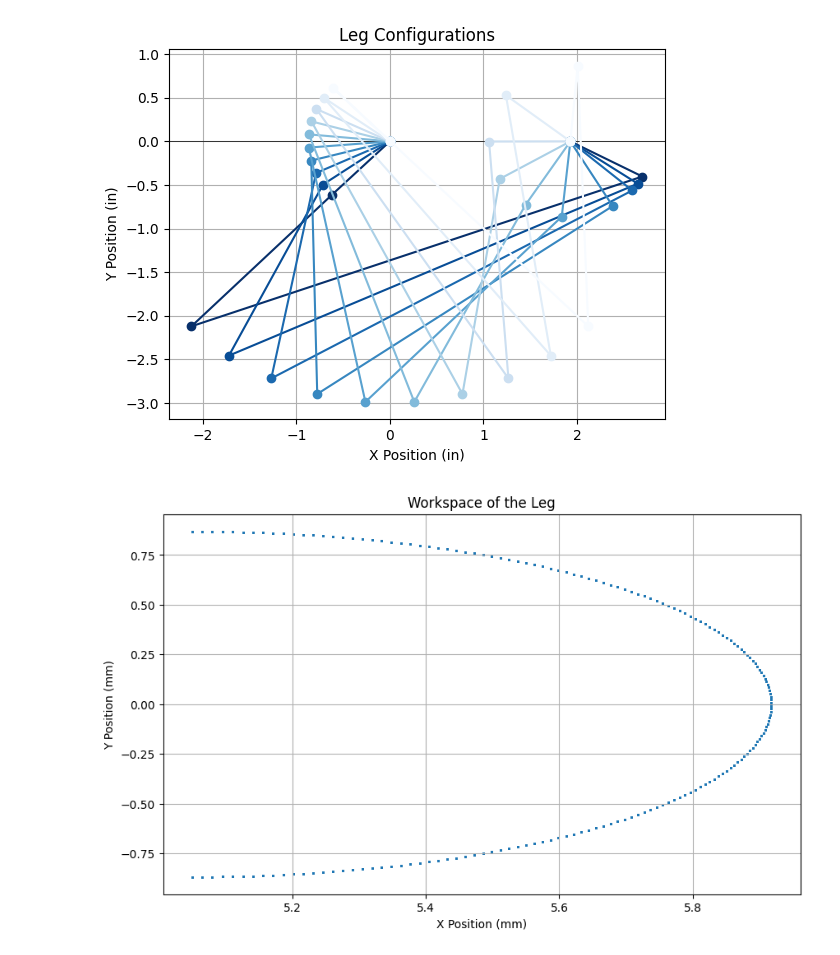
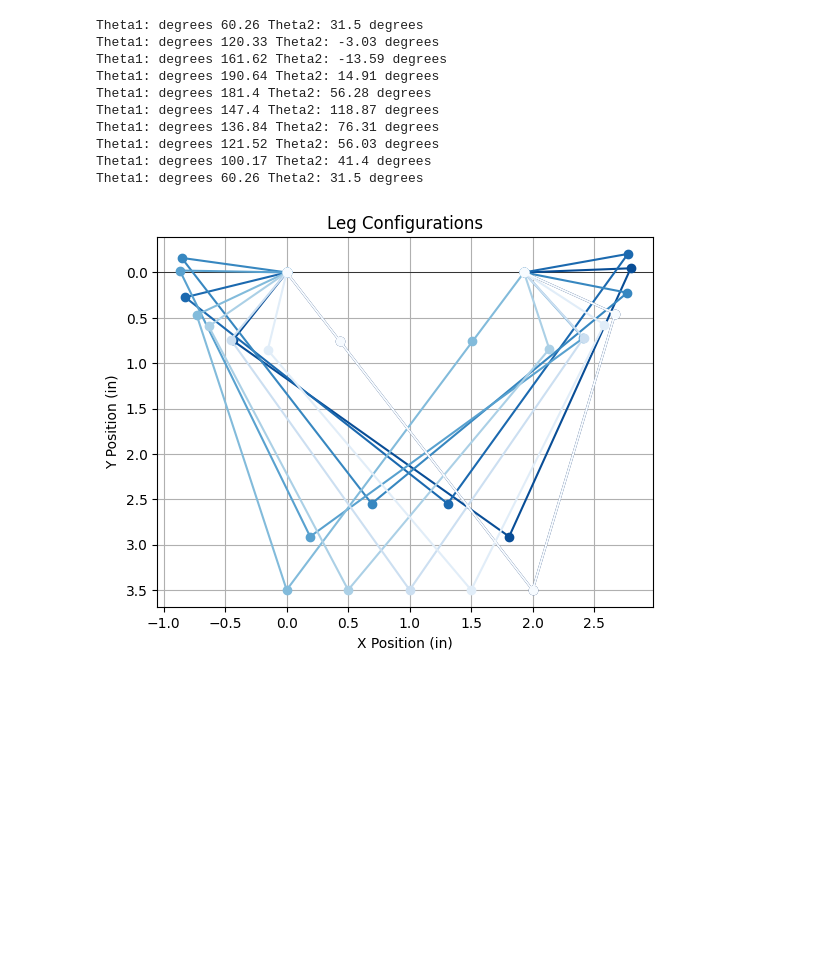
Before and after one commit to aamosu/RRR-Capstone-, a Jupyter notebook: motionPlaning/Trajectory.ipynb, the cells around one changed output. Cells and saved outputs as stored; diff of their text form; code cells hidden in the pictures; blank space fills up the shorter version.

```diff
--- a/motionPlaning/Trajectory.ipynb
+++ b/motionPlaning/Trajectory.ipynb
@@ -155,73 +116,54 @@ Theta1: degrees 134.7 Theta2: -95.15 degrees
 # %%
-def plot_leg_configurations(l, l1, l2, x_points, y_points):
+def plot_leg_configurations(l, l1, l2, x_cycloid, y_cycloid):
     # Prepare plot
     fig, ax = plt.subplots()
     ax.set_title('Leg Configurations')
     ax.set_xlabel('X Position (in)')
     ax.set_ylabel('Y Position (in)')
     ax.grid(True)
     ax.axhline(0, color='black', linewidth=0.5)
 
     # Generate colors
-    colors = [plt.cm.Blues(i) for i in np.linspace(1, 0, len(x_points))]
+    colors = [plt.cm.Blues(i) for i in np.linspace(1, 0, len(x_cycloid))]
 
-    for i, (Px, Py) in enumerate(zip(x_points, y_points)):
+    for i, (Px, Py) in enumerate(zip(x_cycloid, y_cycloid)):
         theta1, theta2 = inverse_kinematics(Px, Py)
-
+        #theta1,theta2 = 90,45
+        print(f"Theta1: degrees {round(theta1,2)} Theta2: {round(theta2,2)} degrees")
         # Calculate the positions of the joints
         joint_A = np.array([0, 0])  # Servo position
         joint_B = joint_A + np.array([l1 * np.cos(np.deg2rad(theta1)), l1 * np.sin(np.deg2rad(theta1))])
         joint_E = np.array([l, 0])  # The other servo position
-        joint_D = joint_E + np.array([-l1 * np.cos(np.deg2rad(theta2)), -l1 * np.sin(np.deg2rad(theta2))])
-        foot_C = np.array([Px, Py])
+        joint_D = joint_E + np.array([l1 * np.cos(np.deg2rad(theta2)), l1 * np.sin(np.deg2rad(theta2))])
+        foot_C = np.array([Px,Py])
 
-        # Plot the leg configuration
+        #Plot the leg configuration
         ax.plot([joint_A[0], joint_B[0], foot_C[0], joint_D[0], joint_E[0]],
-                [joint_A[1], joint_B[1], foot_C[1], joint_D[1], joint_E[1]],
-                'o-', color=colors[i])
+               [joint_A[1], joint_B[1], foot_C[1], joint_D[1], joint_E[1]],
+               'o-', color=colors[i], label=f"Theta1: degrees {round(theta1,2)} Theta2: {round(theta2,2)} degrees")
+        magnitude_CD = np.linalg.norm(joint_D - foot_C)
+        magnitude_BC = np.linalg.norm(joint_B - foot_C)
+        #print(f"BC: {magnitude_BC} and CD: {magnitude_CD}")
+        #break
+
 
     # Show plot
+    plt.gca().invert_yaxis()
     plt.show()
 
-# Given test points in inches
-# x_points = np.linspace(2, 4, 5)  # Example x coordinates
-# y_points = np.linspace(-1, -2, 5)  # Example y coordinates
+# Call the plotting function with the provided leg parameters and test points
 
-# Call the plotting function with the provided leg parameters and test points
-plot_leg_configurations(l, l1, l2, x_points, y_points) #Works!
+plot_leg_configurations(l, l1, l2, x_cycloid, y_cycloid)
+#plot_leg_configurations(l, l1, l2, [1], [1])
 # %% [output]
+Theta1: degrees 60.26 Theta2: 31.5 degrees
+Theta1: degrees 120.33 Theta2: -3.03 degrees
+Theta1: degrees 161.62 Theta2: -13.59 degrees
+Theta1: degrees 190.64 Theta2: 14.91 degrees
+Theta1: degrees 181.4 Theta2: 56.28 degrees
+Theta1: degrees 147.4 Theta2: 118.87 degrees
+Theta1: degrees 136.84 Theta2: 76.31 degrees
+Theta1: degrees 121.52 Theta2: 56.03 degrees
+Theta1: degrees 100.17 Theta2: 41.4 degrees
+Theta1: degrees 60.26 Theta2: 31.5 degrees
-[figure, old version]
+[figure, new version]
-# %%
-theta1_range = np.linspace(-90, 90, 180)  # operational range of theta1
-theta2_range = np.linspace(-90, 90, 180)  # operational range of theta2
-
-X = []
-Y = []
-
-# Corrected calculation for the position of the foot-end
-for theta1 in theta1_range:
-    for theta2 in theta2_range:
-        # Convert angles from degrees to radians for calculation
-        theta1_rad = np.deg2rad(theta1)
-        theta2_rad = np.deg2rad(theta2)
-
-        # Correcting np.arccos usage
-        angle_cos = np.clip((l1**2 + l2**2 - l**2) / (2 * l1 * l2), -1, 1)
-        x = l + l1 * np.cos(theta2_rad) + l2 * np.cos(np.arccos(angle_cos))
-        y = l1 * np.sin(theta2_rad) + l2 * np.sin(np.arccos(angle_cos))
-
-        X.append(x)
-        Y.append(y)
-
-# Plotting the workspace
-plt.figure(figsize=(10, 6))
-plt.scatter(X, Y, s=1)
-plt.title('Workspace of the Leg')
-plt.xlabel('X Position (mm)')
-plt.ylabel('Y Position (mm)')
-plt.grid(True)
-plt.show()
-
-####NOTE This plot does not make sense to me (Gerald)
-# %% [output]
-[figure, removed]
```
Also changed, not shown: parts of 4 cells of this notebook, 4 other files.
